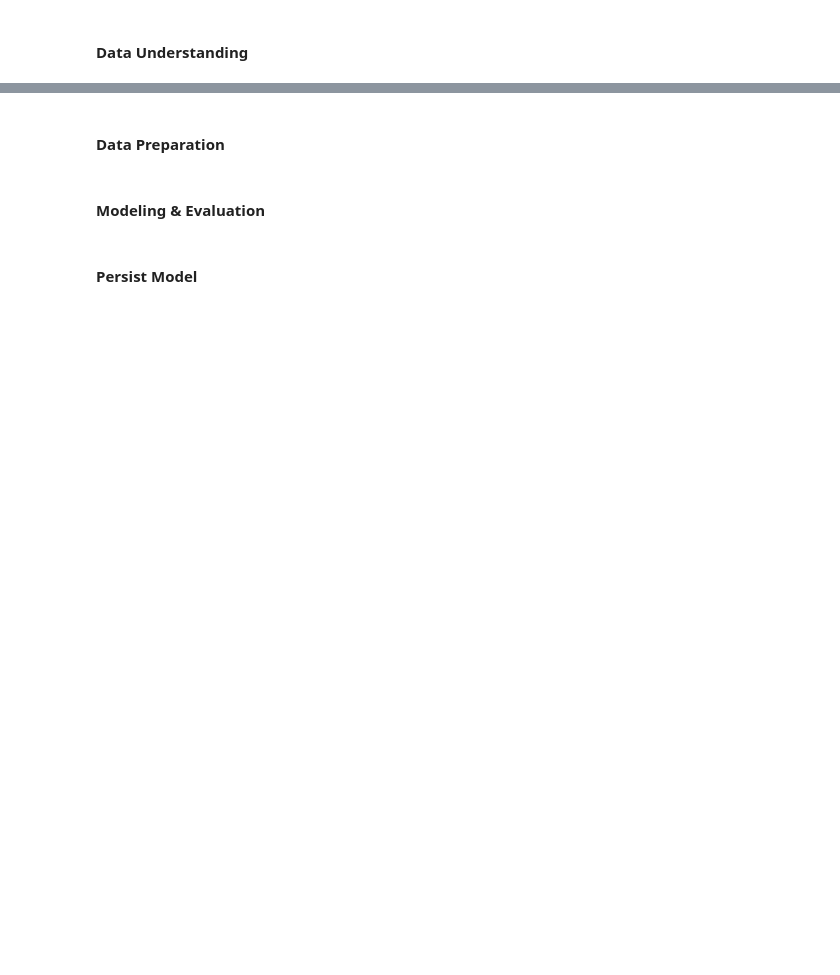
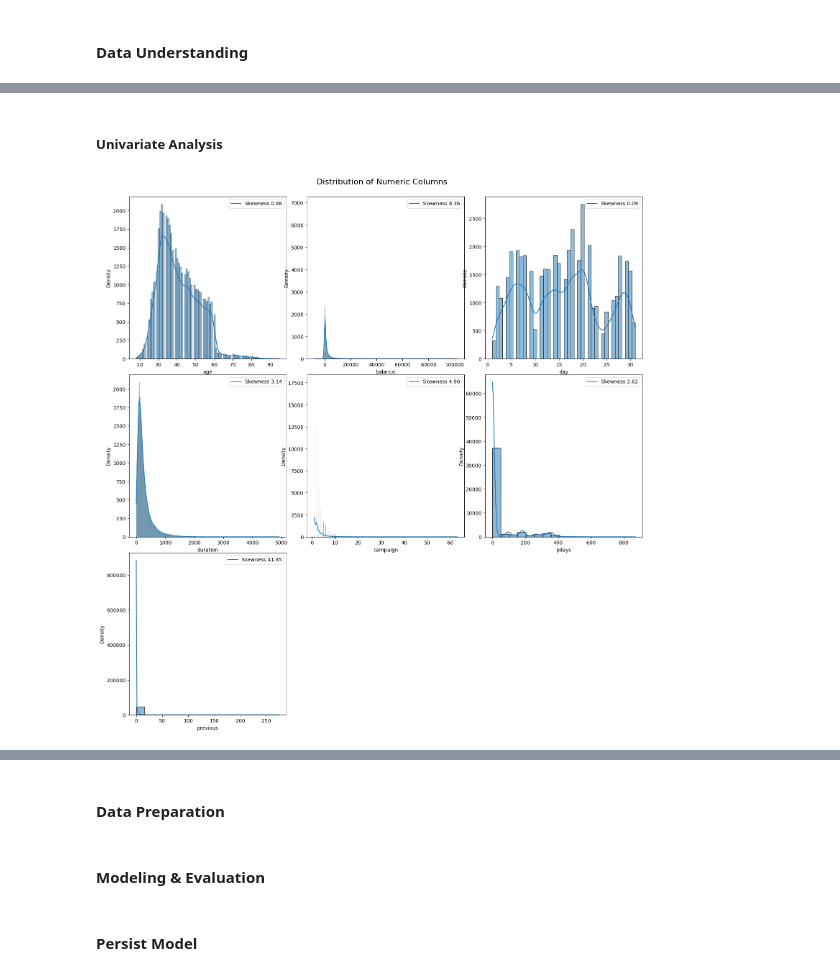
Before and after one commit to adubrightkwartengsnr/Customer_Subscription_Model, a Jupyter notebook: notebooks/customer_subscription.ipynb, the cells around one changed output, grey strips where cells are left out. Cells and saved outputs as stored; diff of their text form; code cells hidden in the pictures; blank space fills up the shorter version.

```diff
--- a/notebooks/customer_subscription.ipynb
+++ b/notebooks/customer_subscription.ipynb
@@ -78,0 +121,4 @@ hello
+# %%
+
+df = pd.read_csv("../data/bank-full.csv",delimiter=";")
+df
@@ -78,0 +335,35 @@ hello
+# %% [markdown]
+##### Univariate Analysis
+# %%
+# set the number of rows and columns for subplot
+
+# Get numeric columns
+numeric_columns =df.select_dtypes(include=['int64','float64']).columns
+num_columns = len(numeric_columns)
+
+# Divide the columns into rows and columns
+num_rows = num_columns // 3 + int(num_columns % 3 != 0)
+num_cols = min(3, num_columns)
+
+# Create subplot for each numeric column
+fig, axes = plt.subplots(num_rows, num_cols, figsize = (15,15))
+fig.tight_layout()
+
+# Set single title for all subplots
+fig.suptitle("Distribution of Numeric Columns", fontsize = 16, y = 1.02)
+
+# flatten axes
+axes = axes.flatten()
+for id, column in enumerate(numeric_columns):
+        sns.histplot(df[column], ax=axes[id], kde=True)
+        skewness = df[column].skew()
+        axes[id].legend([f'Skewness {skewness:.2f}'])
+        axes[id].set_ylabel('Density')
+
+# Hide unused subplots if any
+for ax in axes[num_columns:]:
+      ax.set_visible(False)
+
+plt.show()
+# %% [output]
+[figure, added]
```
Also changed, not shown: parts of 59 cells of this notebook, 5 other files.
